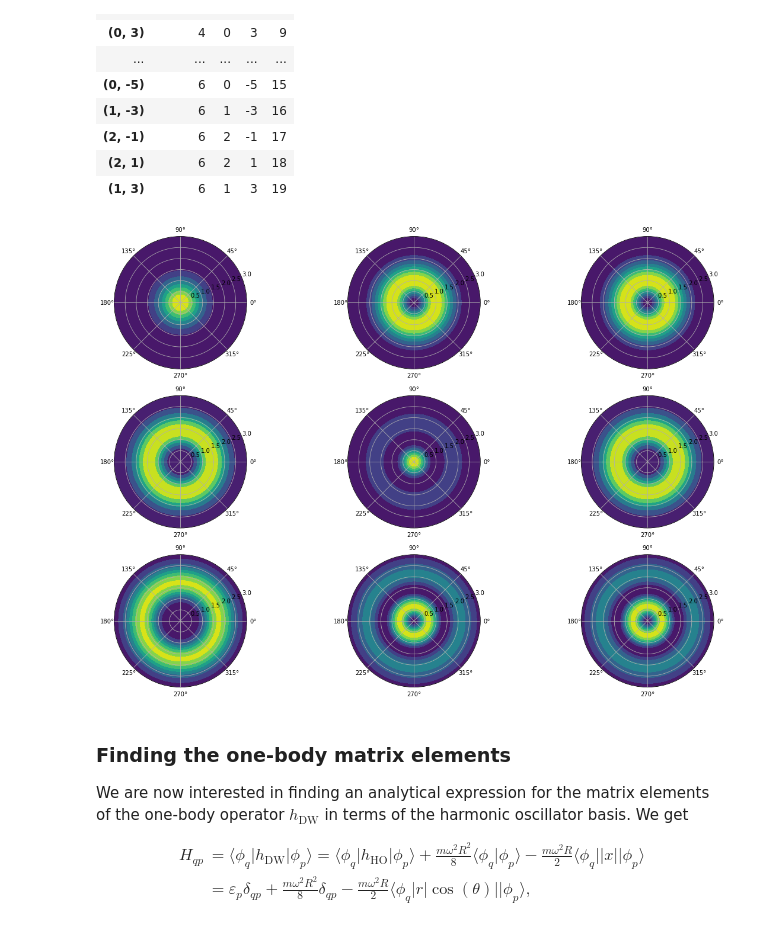
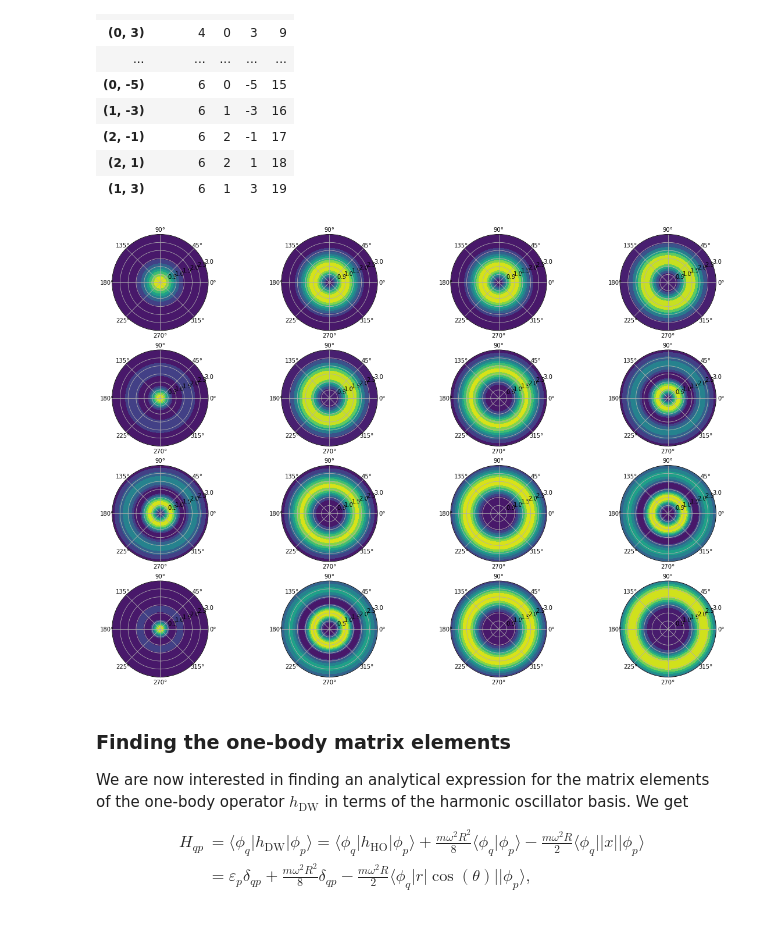
Before and after one commit to Schoyen/coupled-cluster-notes, a Jupyter notebook: notebooks/dwqd.ipynb, the cells around one changed output. Saved outputs shown, nothing was run; the diff lists cells and outputs as text; code cells hidden in the pictures.

Commit message:
Add 16 plots of 2d HO

```diff
--- a/notebooks/dwqd.ipynb
+++ b/notebooks/dwqd.ipynb
@@ -398,20 +398,20 @@ def phi_nm_density(r, theta, n, m, omega=1):
 # %%
 theta = np.linspace(0, 2*np.pi, 101)
 radius = np.linspace(0, 3, 101)
 
-for p in range(9):
+for p in range(16):
     n = int(index_table.loc[index_table.p == p].n)
     m = int(index_table.loc[index_table.p == p].m)
     R, T = np.meshgrid(radius, theta)
     phi = phi_nm_density(R, T, n, m)
 
 
-    plt.subplot(3, 3, p+1, polar=True)
+    plt.subplot(4, 4, p+1, polar=True)
     plt.contourf(T, R, phi)
 
 plt.show()
 # %% [output]
-[figure, old version]
+[figure, new version]
 # %% [markdown]
 ### Finding the one-body matrix elements
 
```
